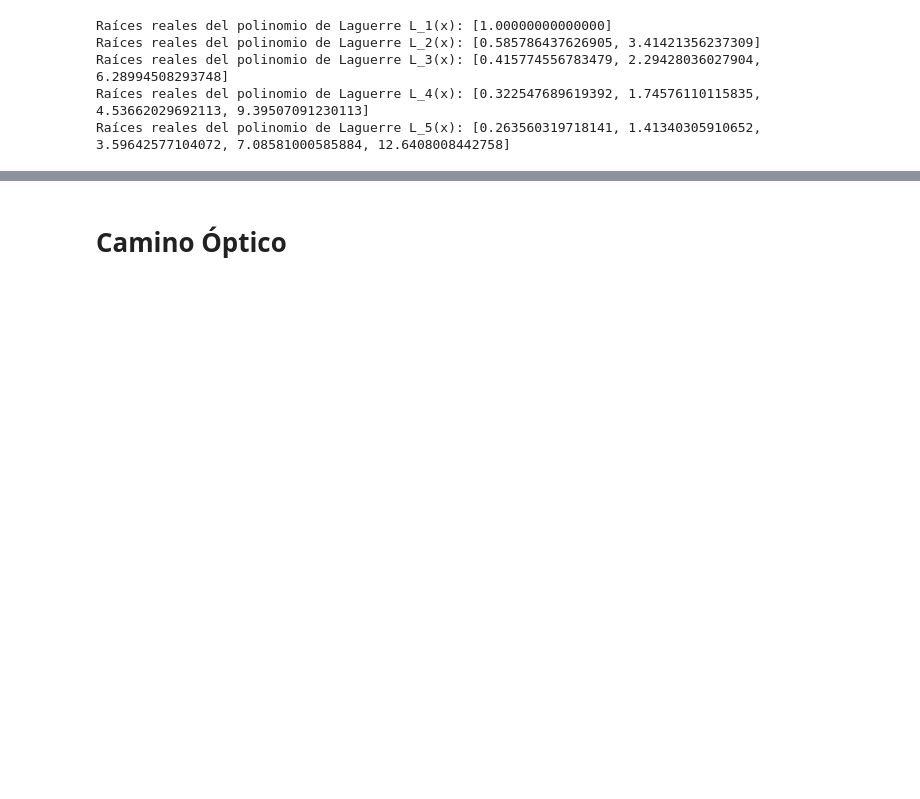
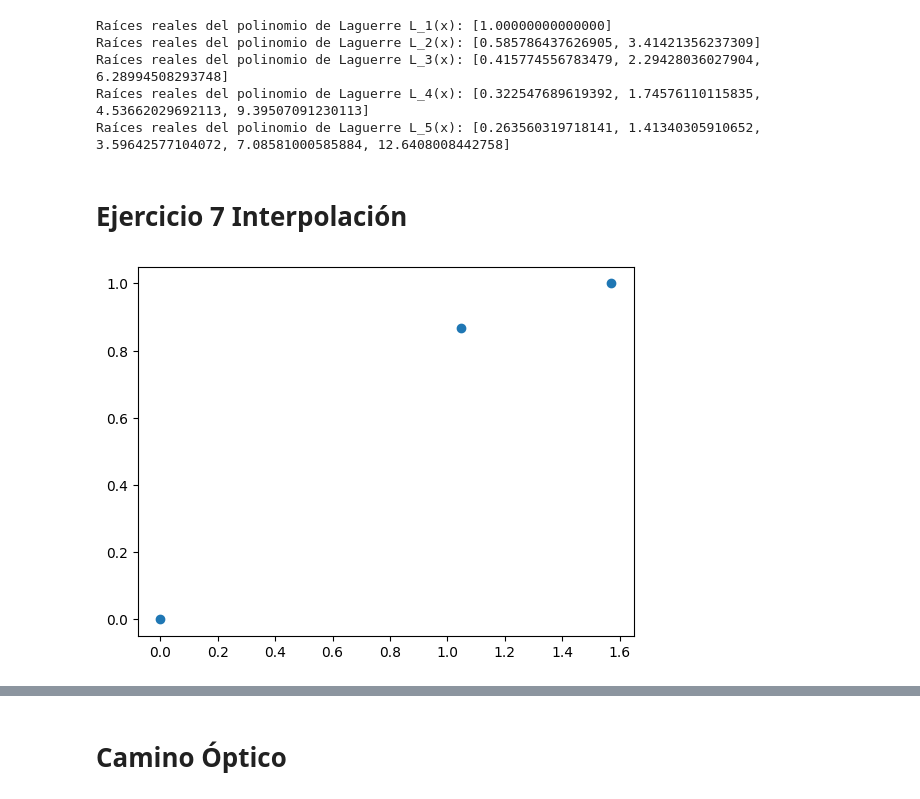
Before and after one commit to Dracomp89/Eduardo-Phillips---202115611-Juan-Esteban-Sanchez---202213476, a Jupyter notebook: Parcial_1/Parcial1_Eduardo_Phillips.ipynb, the cells around one changed output, grey strips where cells are left out. Cells and saved outputs as stored; diff of their text form; code cells hidden in the pictures; blank space fills up the shorter version.

```diff
--- a/Parcial_1/Parcial1_Eduardo_Phillips.ipynb
+++ b/Parcial_1/Parcial1_Eduardo_Phillips.ipynb
@@ -34,3 +38,12 @@ Raíces reales del polinomio de Laguerre L_2(x): [0.585786437626905, 3.414213562
 Raíces reales del polinomio de Laguerre L_3(x): [0.415774556783479, 2.29428036027904, 6.28994508293748]
 Raíces reales del polinomio de Laguerre L_4(x): [0.322547689619392, 1.74576110115835, 4.53662029692113, 9.39507091230113]
 Raíces reales del polinomio de Laguerre L_5(x): [0.263560319718141, 1.41340305910652, 3.59642577104072, 7.08581000585884, 12.6408008442758]
+# %% [markdown]
+# Ejercicio 7 Interpolación
+# %%
+X=np.array([0,np.pi*(1/3),np.pi*(0.5)])
+Y=np.array(np.sin(X))
+plt.scatter(X,Y)
+plt.show()
+# %% [output]
+[figure, added]
```
Also changed, not shown: parts of 11 cells of this notebook.
